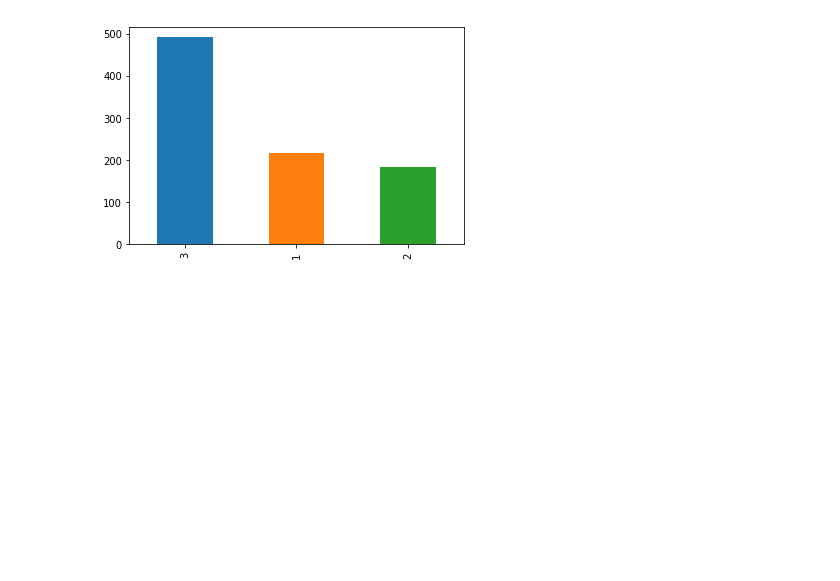
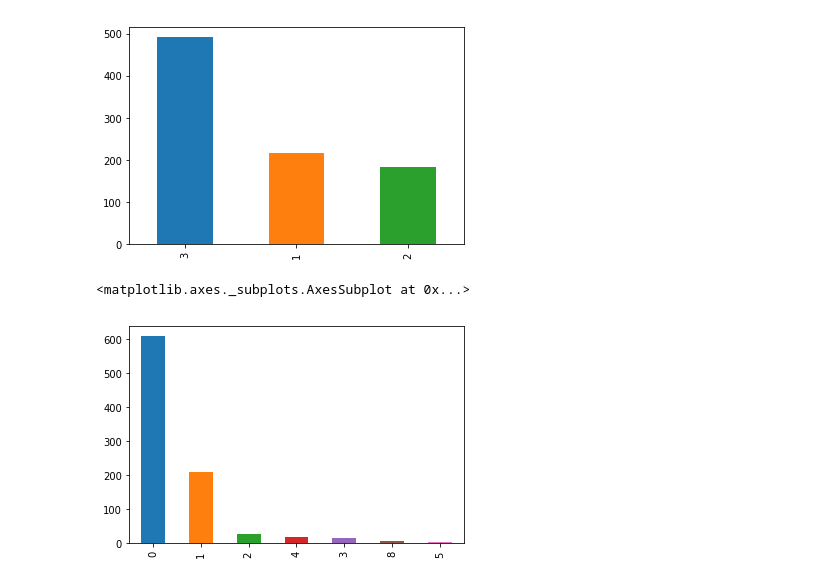
Before and after one commit to PRkudupu/Titanic-ML-Disaster, a Jupyter notebook: Survival.ipynb, the cells around one changed output. Cells and saved outputs as stored; diff of their text form; code cells hidden in the pictures; blank space fills up the shorter version.

```diff
--- a/Survival.ipynb
+++ b/Survival.ipynb
@@ -217,3 +217,8 @@ titanic_df['Pclass'].value_counts().plot(kind='bar')
 # %% [output]
 <matplotlib.axes._subplots.AxesSubplot at 0x...>
 [figure]
+# %%
+titanic_df['SibSp'].value_counts().plot(kind='bar')
+# %% [output]
+<matplotlib.axes._subplots.AxesSubplot at 0x...>
+[figure, added]
```
Also changed, not shown: parts of 17 cells of this notebook.
